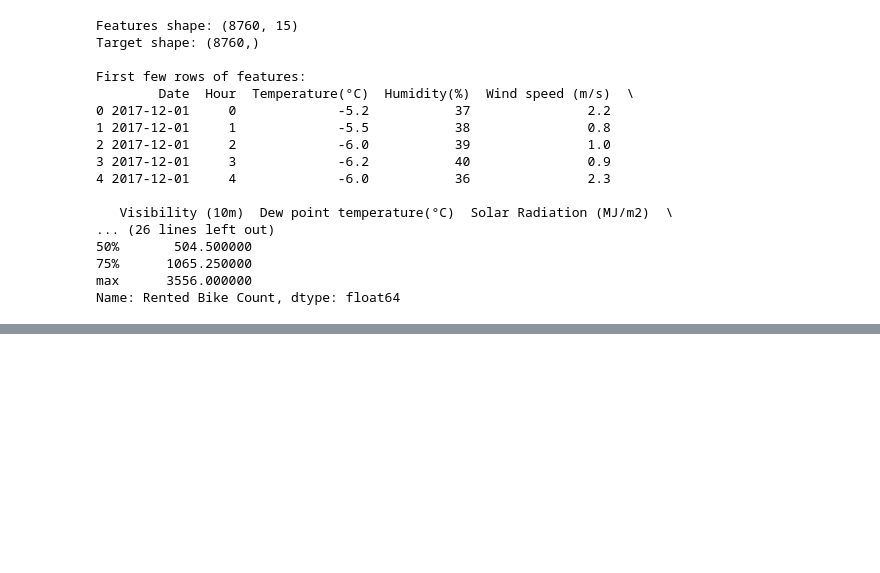
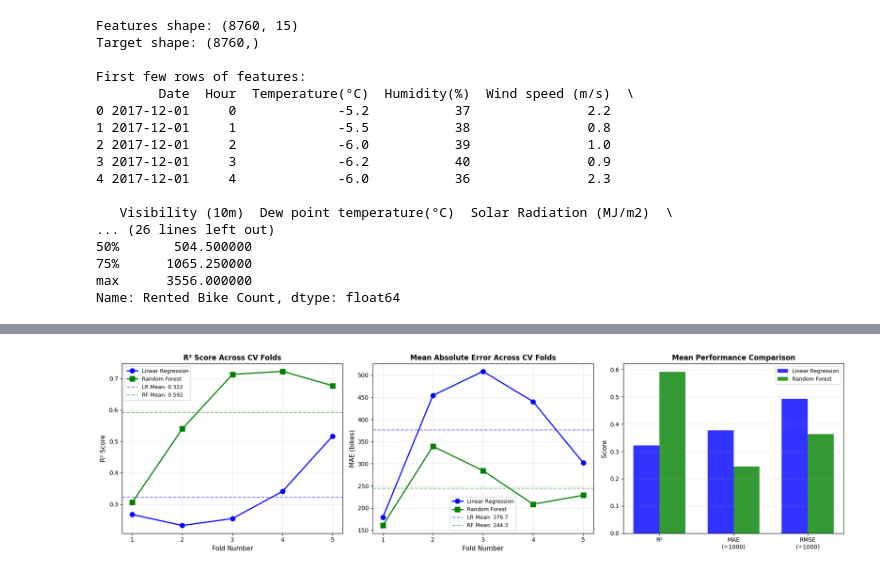
Before and after one commit to antonioi99/dds_group_16, a Jupyter notebook: Predictive Modeling.ipynb, the cells around one changed output, grey strips where cells are left out. Saved outputs shown, nothing was run; the diff lists cells and outputs as text; code cells hidden in the pictures; blank space fills up the shorter version.

```diff
--- a/Predictive Modeling.ipynb
+++ b/Predictive Modeling.ipynb
@@ -388,0 +253,20 @@ especially in capturing non-linear relationships in bike demand.
+# %%
+# Setup Time Series Cross-Validation
+from sklearn.model_selection import cross_validate
+
+# Initialize TimeSeriesSplit with 5 folds
+tscv = TimeSeriesSplit(n_splits=5)
+
+print("=" * 60)
+print("TIME SERIES CROSS-VALIDATION SETUP")
+print("=" * 60)
+print(f"\nDataset size: {len(X)} samples")
+print(f"Number of CV folds: 5")
+print(f"\nFold structure:")
+
+for fold, (train_idx, test_idx) in enumerate(tscv.split(X), 1):
+    print(f"\nFold {fold}:")
+    print(f"  Train: samples 0-{train_idx[-1]} ({len(train_idx)} samples)")
+    print(f"  Test:  samples {test_idx[0]}-{test_idx[-1]} ({len(test_idx)} samples)")
+
+print("\n" + "=" * 60)
@@ -388,0 +565,60 @@ especially in capturing non-linear relationships in bike demand.
+# %%
+# Visualize Cross-Validation Results
+fig, axes = plt.subplots(1, 3, figsize=(18, 5))
+
+# Plot 1: R² scores across folds
+ax1 = axes[0]
+folds = np.arange(1, 6)
+ax1.plot(folds, lr_cv_results['test_r2'], 'o-', label='Linear Regression',
+         markersize=8, linewidth=2, color='blue')
+ax1.plot(folds, rf_cv_results['test_r2'], 's-', label='Random Forest',
+         markersize=8, linewidth=2, color='green')
+ax1.axhline(y=lr_mean_r2, color='blue', linestyle='--', alpha=0.5, label=f'LR Mean: {lr_mean_r2:.3f}')
+ax1.axhline(y=rf_mean_r2, color='green', linestyle='--', alpha=0.5, label=f'RF Mean: {rf_mean_r2:.3f}')
+ax1.set_xlabel('Fold Number', fontsize=11)
+ax1.set_ylabel('R² Score', fontsize=11)
+ax1.set_title('R² Score Across CV Folds', fontsize=12, fontweight='bold')
+ax1.legend(fontsize=9)
+ax1.grid(True, alpha=0.3)
+ax1.set_xticks(folds)
+
+# Plot 2: MAE across folds
+ax2 = axes[1]
+ax2.plot(folds, -lr_cv_results['test_neg_mae'], 'o-', label='Linear Regression',
+         markersize=8, linewidth=2, color='blue')
+ax2.plot(folds, -rf_cv_results['test_neg_mae'], 's-', label='Random Forest',
+         markersize=8, linewidth=2, color='green')
+ax2.axhline(y=lr_mean_mae, color='blue', linestyle='--', alpha=0.5, label=f'LR Mean: {lr_mean_mae:.1f}')
+ax2.axhline(y=rf_mean_mae, color='green', linestyle='--', alpha=0.5, label=f'RF Mean: {rf_mean_mae:.1f}')
+ax2.set_xlabel('Fold Number', fontsize=11)
+ax2.set_ylabel('MAE (bikes)', fontsize=11)
+ax2.set_title('Mean Absolute Error Across CV Folds', fontsize=12, fontweight='bold')
+ax2.legend(fontsize=9)
+ax2.grid(True, alpha=0.3)
+ax2.set_xticks(folds)
+
+# Plot 3: Bar chart of mean performance
+ax3 = axes[2]
+x = np.arange(3)
+width = 0.35
+metrics_lr = [lr_mean_r2, lr_mean_mae/1000, lr_mean_rmse/1000]  # Scale for visibility
+metrics_rf = [rf_mean_r2, rf_mean_mae/1000, rf_mean_rmse/1000]
+
+ax3.bar(x - width/2, metrics_lr, width, label='Linear Regression', alpha=0.8, color='blue')
+ax3.bar(x + width/2, metrics_rf, width, label='Random Forest', alpha=0.8, color='green')
+ax3.set_ylabel('Score', fontsize=11)
+ax3.set_title('Mean Performance Comparison', fontsize=12, fontweight='bold')
+ax3.set_xticks(x)
+ax3.set_xticklabels(['R²', 'MAE\n(÷1000)', 'RMSE\n(÷1000)'])
+ax3.legend(fontsize=9)
+ax3.grid(True, alpha=0.3, axis='y')
+
+plt.tight_layout()
+plt.show()
+
+print("\nInterpretation:")
+print("- Left plot: Model performance consistency across different time periods")
+print("- Middle plot: Prediction error in bike count units across folds")
+print("- Right plot: Overall comparison of mean performance metrics")
+# %% [output]
+[figure, added]
```
Also changed, not shown: parts of 48 cells of this notebook.
